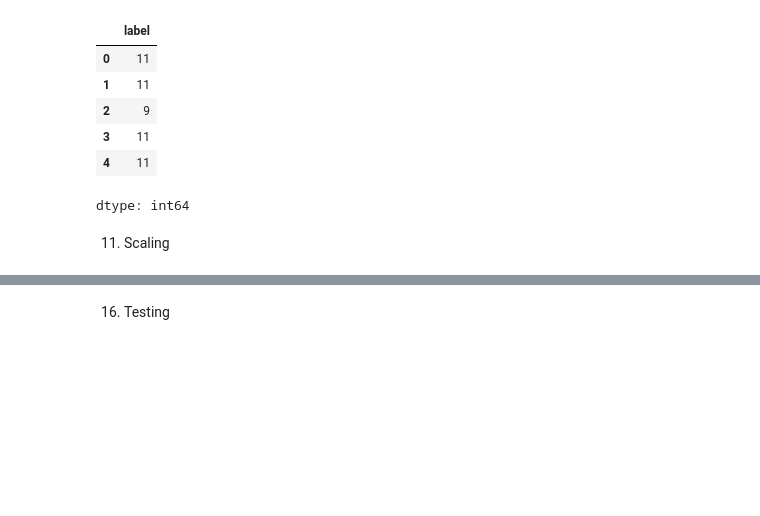
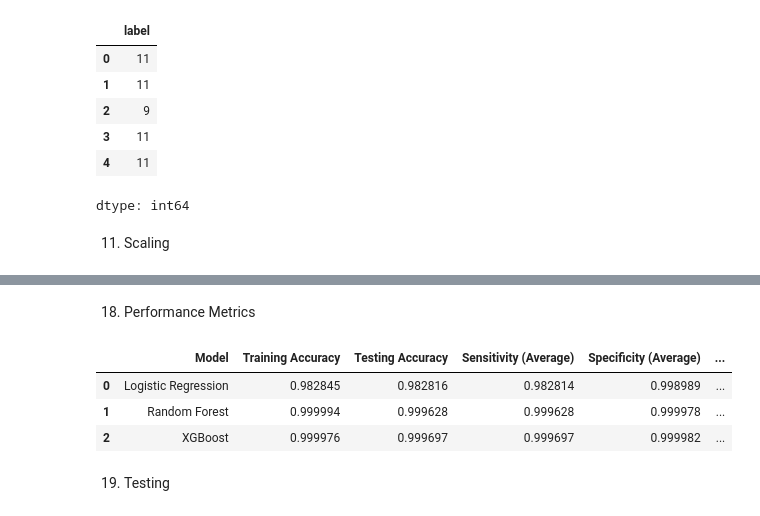
Before and after one commit to SpringBoardMentor193s/SentinelNet, a Jupyter notebook: notebooks/nslkdd_multiclass_classn.ipynb, the cells around one changed output, grey strips where cells are left out. Saved outputs shown, nothing was run; the diff lists cells and outputs as text; code cells hidden in the pictures; blank space fills up the shorter version.

```diff
--- a/notebooks/nslkdd_multiclass_classn.ipynb
+++ b/notebooks/nslkdd_multiclass_classn.ipynb
@@ -518,3 +664,40 @@ plt.show()
+# %% [markdown]
+18. Performance Metrics
+# %%
+# Calculate additional metrics and store in a DataFrame
+performance_data = []
+for name, result in results.items():
+    # Calculate Sensitivity (Recall), Specificity, Precision, F1-score from the confusion matrix
+    cm = result["Confusion Matrix"]
+    TP = np.diag(cm)
+    FP = cm.sum(axis=0) - TP
+    FN = cm.sum(axis=1) - TP
+    TN = cm.sum() - (TP + FP + FN)
+
+    # Handle potential division by zero
+    sensitivity = np.nanmean(TP / (TP + FN)) if (TP + FN).sum() > 0 else 0
+    specificity = np.nanmean(TN / (TN + FP)) if (TN + FP).sum() > 0 else 0
+    precision = np.nanmean(TP / (TP + FP)) if (TP + FP).sum() > 0 else 0
+    f1_score = np.nanmean(2 * (precision * sensitivity) / (precision + sensitivity)) if (precision + sensitivity).sum() > 0 else 0
+
+
+    performance_data.append({
+        "Model": name,
+        "Training Accuracy": result["Train Accuracy"],
+        "Testing Accuracy": result["Test Accuracy"],
+        "Sensitivity (Average)": sensitivity,
+        "Specificity (Average)": specificity,
+        "Precision (Average)": precision,
+        "F1-score (Average)": f1_score,
+    })
+
+performance_df = pd.DataFrame(performance_data)
+display(performance_df)
+# %% [output]
+|  | Model | Training Accuracy | Testing Accuracy | Sensitivity (Average) | Specificity (Average) | ... |
+| 0 | Logistic Regression | 0.982845 | 0.982816 | 0.982814 | 0.998989 | ... |
+| 1 | Random Forest | 0.999994 | 0.999628 | 0.999628 | 0.999978 | ... |
+| 2 | XGBoost | 0.999976 | 0.999697 | 0.999697 | 0.999982 | ... |
 # %% [markdown]
-16. Testing
+19. Testing
 # %%
```
Also changed, not shown: parts of 20 cells of this notebook.
